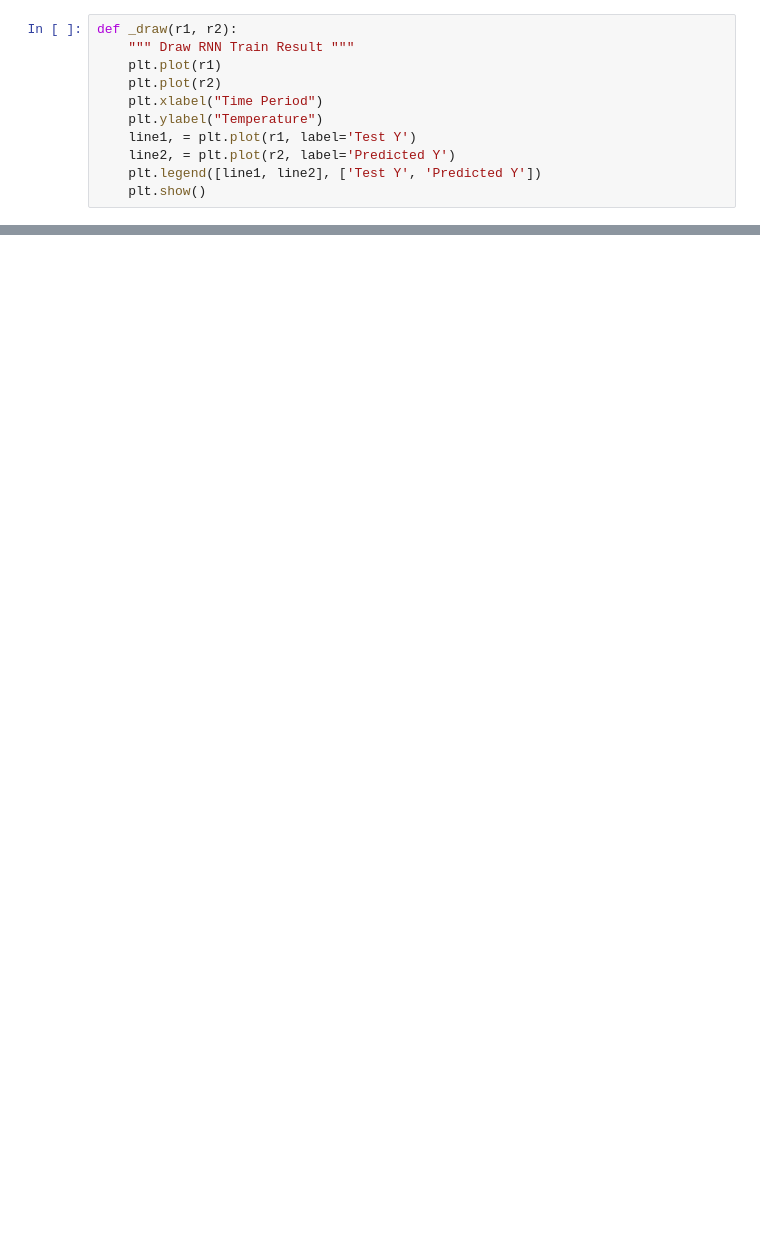
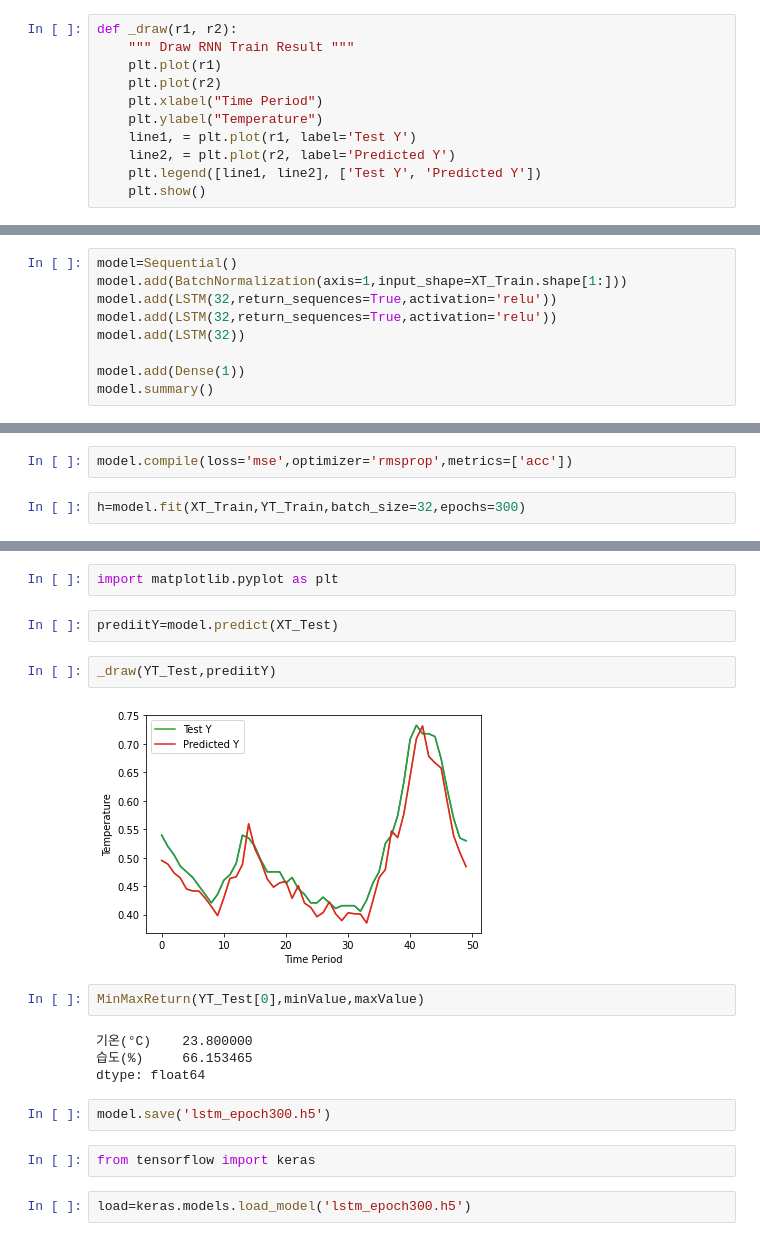
Before and after one commit to JiNNWooK/MobileSysConv, a Jupyter notebook: LSTM Test.ipynb, the cells around one changed output, grey strips where cells are left out. Saved outputs shown, nothing was run; the diff lists cells and outputs as text; blank space fills up the shorter version.

```diff
--- a/LSTM Test.ipynb
+++ b/LSTM Test.ipynb
@@ -270,0 +124,9 @@ array([[19.4],
+# %%
+model=Sequential()
+model.add(BatchNormalization(axis=1,input_shape=XT_Train.shape[1:]))
+model.add(LSTM(32,return_sequences=True,activation='relu'))
+model.add(LSTM(32,return_sequences=True,activation='relu'))
+model.add(LSTM(32))
+
+model.add(Dense(1))
+model.summary()
@@ -270,0 +152,4 @@ array([[19.4],
+# %%
+model.compile(loss='mse',optimizer='rmsprop',metrics=['acc'])
+# %%
+h=model.fit(XT_Train,YT_Train,batch_size=32,epochs=300)
@@ -270,0 +174,20 @@ array([[19.4],
+# %%
+import matplotlib.pyplot as plt
+# %%
+prediitY=model.predict(XT_Test)
+# %%
+_draw(YT_Test,prediitY)
+# %% [output]
+[figure, added]
+# %%
+MinMaxReturn(YT_Test[0],minValue,maxValue)
+# %% [output]
+기온(°C)    23.800000
+습도(%)     66.153465
+dtype: float64
+# %%
+model.save('lstm_epoch300.h5')
+# %%
+from tensorflow import keras
+# %%
+load=keras.models.load_model('lstm_epoch300.h5')
```
Also changed, not shown: parts of 22 cells of this notebook, 1 other file.
